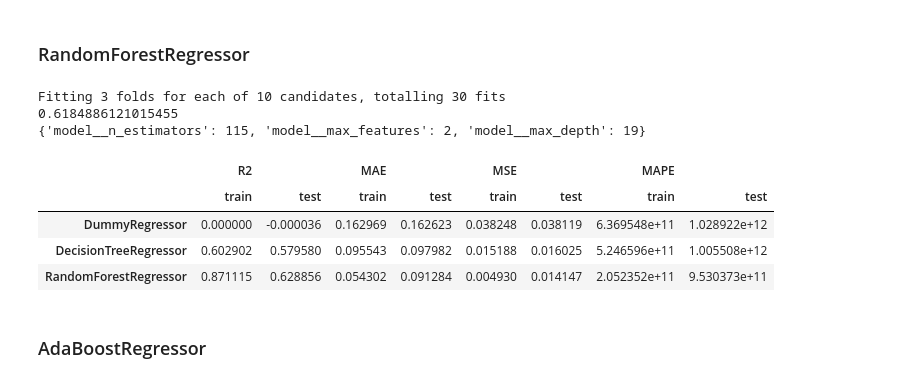
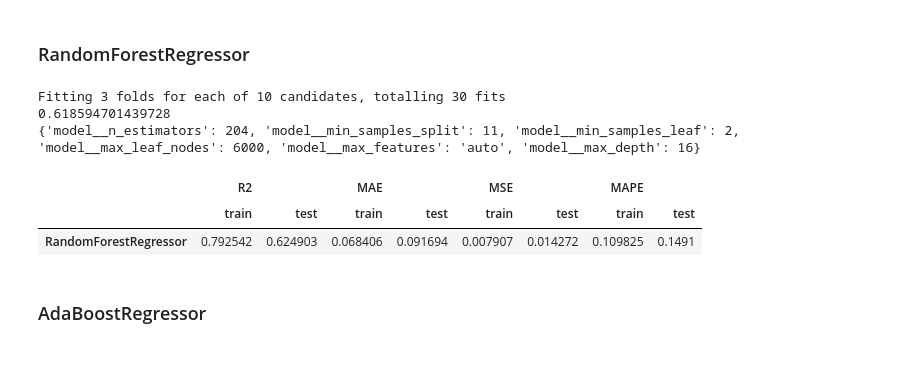
Before and after one commit to Konstantin-Dudersky/kaggle, a Jupyter notebook: weather_in_szeged.ipynb, the cells around one changed output. Cells and saved outputs as stored; diff of their text form; code cells hidden in the pictures.

```diff
--- a/weather_in_szeged.ipynb
+++ b/weather_in_szeged.ipynb
@@ -92,16 +84,3 @@ Data columns (total 12 columns):
  11  Daily Summary             96453 non-null  object
 dtypes: float64(8), object(4)
 memory usage: 8.8+ MB
-# %%
-def pythonic_names(df: pd.DataFrame) -> pd.DataFrame:
-    res = {}
-    for col in df.columns:
-        s = col.strip().lower().replace(' ', '_')
-        res[col] = s
-
-    return df.rename(columns=res)
-
-
-df = pythonic_names(df)
-
-display(df.columns)
@@ -113,0 +87,4 @@ Index(['formatted_date', 'summary', 'precip_type', 'temperature_(c)',
+# %%
+df = ml_pipe.pythonic_names(df)
+
+display(df.columns)
@@ -154,3 +139,7 @@ px.violin(df, y='humidity', box=True, width=500, height=500)
+# %%
+df = (
+    df[df['humidity'] > 0]
+)
 # %%
 train, test = train_test_split(df, test_size=0.3, random_state=rng)
 # %%
@@ -174,7 +161,7 @@ model_stat = pd.DataFrame()
 pipe_preprocess = Pipeline(
     [
         ('impute', ml_pipe.SimpleImputerMy(['precip_type'], strategy='most_frequent')),
-        ('encode', ml_pipe.OneHotEncoderMy(features_encode)),
+        ('encode', ml_pipe.OrdinalEncoderMy(features_encode)),
         ('scale', ml_pipe.StandardScalerMy(features_scale)),
     ]
 )
@@ -269,57 +256,64 @@ Fitting 3 folds for each of 12 candidates, totalling 36 fits
 pipe = Pipeline(
     [
         ('pre', pipe_preprocess),
-        ('model', RandomForestRegressor(random_state=rng, n_jobs=-1)),
+        ('model', RandomForestRegressor(
+            n_jobs=-1,
+            random_state=rng,
+        )),
     ]
 )
 
 search_params = {
-    'model__max_depth': range(3, 20),
-    'model__max_features': range(2, len(features) + 1),
-    'model__n_estimators': range(20, 500),
+    'model__max_depth': range(8, 25),
+    'model__max_features': ['auto'],  # range(2, len(features) + 1),
+    'model__n_estimators': range(100, 500),
+    'model__max_leaf_nodes': range(3000, 10001, 1000),
+    'model__min_samples_split': range(2, 50),
+    'model__min_samples_leaf': range(1, 20),
 }
 
 search = RandomizedSearchCV(
     pipe,
     param_distributions=search_params,
-    verbose=20,
+    verbose=1,
     scoring='r2',
     cv=3,
     n_jobs=-1,
     random_state=rng,
     n_iter=10,
 )
 search.fit(x_train, np.ravel(y_train))
 print(search.best_score_)
 print(search.best_params_)
 
 final_rfc = Pipeline(
     [
         ('pre', pipe_preprocess),
         ('model', RandomForestRegressor(
             max_depth=search.best_params_['model__max_depth'],
             max_features=search.best_params_['model__max_features'],
             n_estimators=search.best_params_['model__n_estimators'],
             n_jobs=-1,
             random_state=rng,
+            max_leaf_nodes=search.best_params_['model__max_leaf_nodes'],
+            min_samples_split=search.best_params_['model__min_samples_split'],
+            min_samples_leaf=search.best_params_['model__min_samples_leaf'],
         )),
     ]
 )
 final_rfc.fit(x_train, np.ravel(y_train))
 
 y_train_pred = final_rfc.predict(x_train)
 y_test_pred = final_rfc.predict(x_test)
 
 model_stat = ml_pipe.regression_report(model_stat, 'RandomForestRegressor', y_train, y_train_pred, y_test, y_test_pred)
 # %% [output]
 Fitting 3 folds for each of 10 candidates, totalling 30 fits
-0.6184886121015455
-{'model__n_estimators': 115, 'model__max_features': 2, 'model__max_depth': 19}
+0.618594701439728
+{'model__n_estimators': 204, 'model__min_samples_split': 11, 'model__min_samples_leaf': 2, 'model__max_leaf_nodes': 6000, 'model__max_features': 'auto', 'model__max_depth': 16}
 |  | R2 |  | MAE |  | MSE |  | MAPE |  |
 |  | train | test | train | test | train | test | train | test |
-| DummyRegressor | 0.000000 | -0.000036 | 0.162969 | 0.162623 | 0.038248 | 0.038119 | 6.369548e+11 | 1.028922e+12 |
-| DecisionTreeRegressor | 0.602902 | 0.579580 | 0.095543 | 0.097982 | 0.015188 | 0.016025 | 5.246596e+11 | 1.005508e+12 |
-| RandomForestRegressor | 0.871115 | 0.628856 | 0.054302 | 0.091284 | 0.004930 | 0.014147 | 2.052352e+11 | 9.530373e+11 |
+| RandomForestRegressor | 0.792542 | 0.624903 | 0.068406 | 0.091694 | 0.007907 | 0.014272 | 0.109825 | 0.1491 |
 # %% [markdown]
 ### AdaBoostRegressor
 # %%
```
Also changed, not shown: parts of 11 cells of this notebook, 2 other files.
